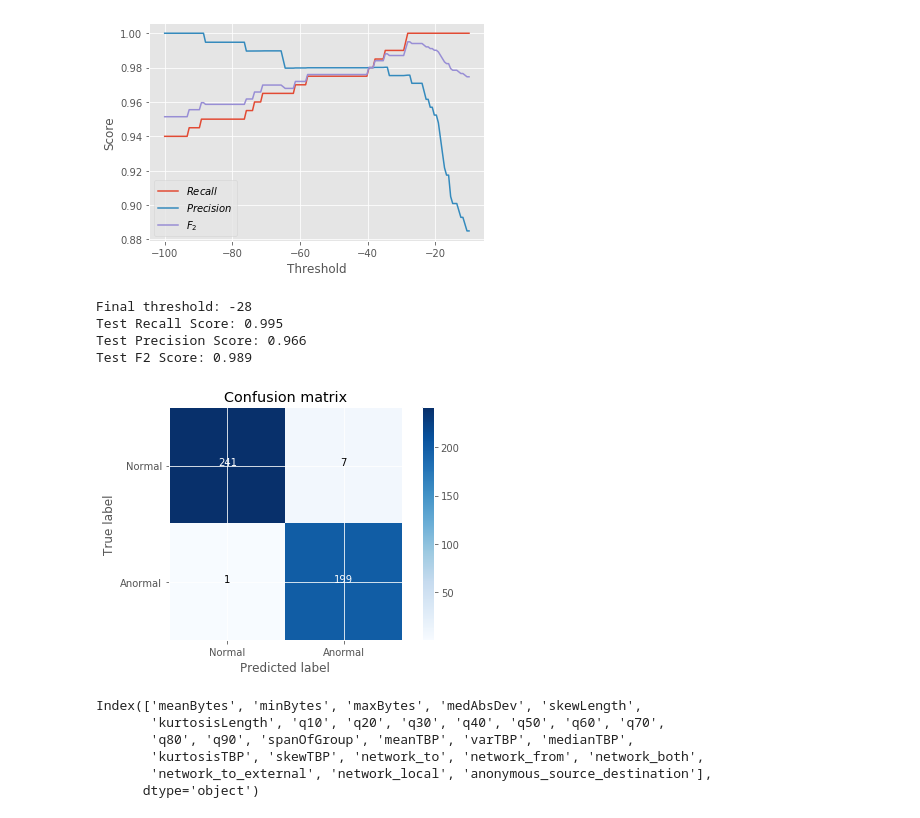
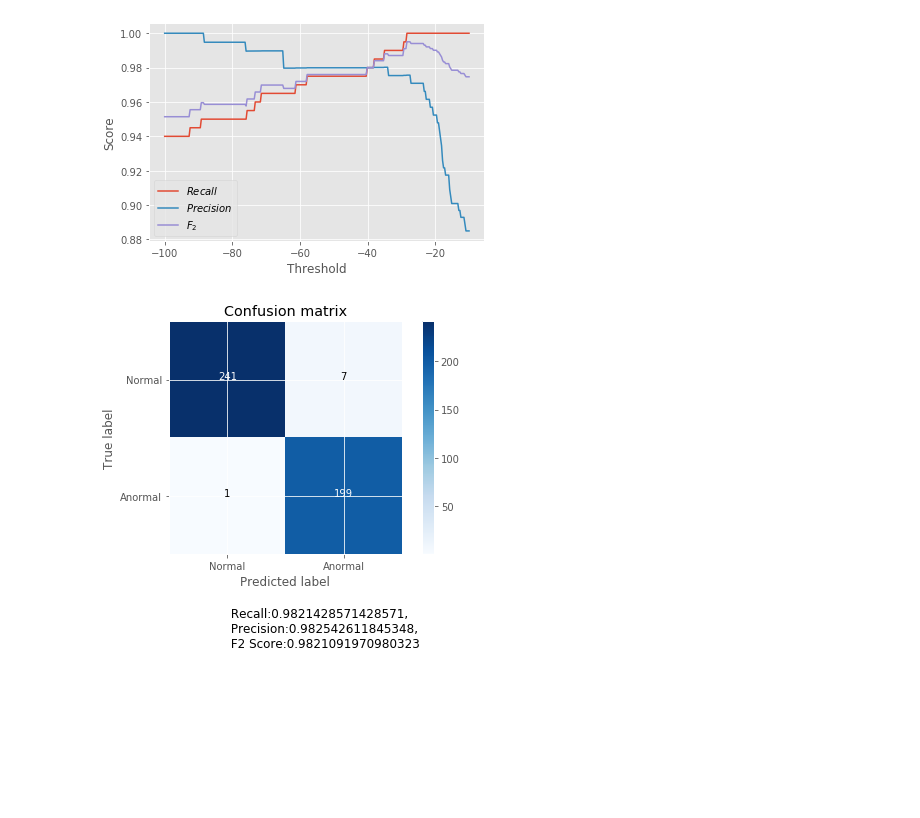
Before and after one commit to akmenon1996/intl-iot, a Jupyter notebook: model/anomaly_detection.ipynb, the cells around one changed output. Drawn from its saved outputs; the diff is of its cells as text; code cells hidden in the pictures; blank space fills up the shorter version.

Commit message:
"Anomaly Detection Notebook Added."

```diff
--- a/model/anomaly_detection.ipynb
+++ b/model/anomaly_detection.ipynb
@@ -116,7 +120,7 @@ set(anomaly_data['state'])
 # %% [output]
 {'local_voice', 'local_volume', 'power'}
 # %%
-anomaly_data = anomaly_data[anomaly_data['state'] == 'local_voice']
+anomaly_data = anomaly_data[(anomaly_data['state'] == 'local_voice') | (anomaly_data['state'] == 'android_lan_photo')]
 # %%
 len(anomaly_data)
 # %% [output]
@@ -143,11 +128,13 @@ Collective outlier — A subset of data objects collectively deviate significant
 # %%
+ss1 = StandardScaler()
+ss2 = StandardScaler()
 data_features = data.drop(['device','state'], axis=1).fillna(-1)
-data_std = StandardScaler().fit_transform(data_features)
+data_std = ss1.fit_transform(data_features)
 data_std = pd.DataFrame(data_std, index=data_features.index,columns=data_features.columns)
 data_std['state'] = 0
 # %%
 anomaly_features = anomaly_data.drop(['device','state'], axis=1).fillna(-1)
-anomaly_std = StandardScaler().fit_transform(anomaly_features)
+anomaly_std = ss2.fit_transform(anomaly_features)
 anomaly_std = pd.DataFrame(anomaly_std, index=anomaly_features.index, columns=anomaly_features.columns)
 anomaly_std['state'] = 1
 # %%
@@ -192,7 +256,7 @@ print(np.median(model.logpdf(valid[valid['state'] == 1].drop('state', axis=1).va
 1.6875748271171842
 -585.7348023808257
 # %%
-tresholds = np.linspace(-100,-10, 150)
+tresholds = np.linspace(-100,-10, 300)
 scores = []
 for treshold in tresholds:
     y_hat = (model.logpdf(valid.drop('state', axis=1).values) < treshold).astype(int)
@@ -218,33 +282,21 @@ plt.show()
 # %%
 final_tresh = tresholds[scores[:, 2].argmax()]
 y_hat_test = (model.logpdf(test.drop('state', axis=1).values) < final_tresh).astype(int)
 
-print('Final threshold: %d' % final_tresh)
-print('Test Recall Score: %.3f' % recall_score(y_pred=y_hat_test, y_true=test['state'].values))
-print('Test Precision Score: %.3f' % precision_score(y_pred=y_hat_test, y_true=test['state'].values))
-print('Test F2 Score: %.3f' % fbeta_score(y_pred=y_hat_test, y_true=test['state'].values, beta=2))
+recall = recall_score(y_pred=y_hat_test, y_true=test['state'].values,average='weighted')
+precision = precision_score(y_pred=y_hat_test, y_true=test['state'].values,average='weighted')
+f2 = fbeta_score(y_pred=y_hat_test, y_true=test['state'].values, beta=2,average='weighted')
 
 cnf_matrix = confusion_matrix(test['state'].values, y_hat_test)
-plot_confusion_matrix(cnf_matrix, classes=['Normal','Anormal']
-                      , title='Confusion matrix')
+plot_confusion_matrix(cnf_matrix, classes=['Normal','Anormal'],
+                      recall=recall,precision=precision,f2 = f2, title='Confusion matrix')
 # %% [output]
-Final threshold: -28
-Test Recall Score: 0.995
-Test Precision Score: 0.966
-Test F2 Score: 0.989
-[figure, old version]
+[figure, new version]
 # %%
 combined_data = data_std.append(anomaly_std)
 # %%
 columns_data = combined_data.columns
 columns_data = columns_data.drop('state')
-# %% [output]
-Index(['meanBytes', 'minBytes', 'maxBytes', 'medAbsDev', 'skewLength',
-       'kurtosisLength', 'q10', 'q20', 'q30', 'q40', 'q50', 'q60', 'q70',
-       'q80', 'q90', 'spanOfGroup', 'meanTBP', 'varTBP', 'medianTBP',
-       'kurtosisTBP', 'skewTBP', 'network_to', 'network_from', 'network_both',
-       'network_to_external', 'network_local', 'anonymous_source_destination'],
-      dtype='object')
 # %%
 import seaborn as sns
 import matplotlib.gridspec as gridspec
```
Also changed, not shown: parts of 17 cells of this notebook, 13 other files.
